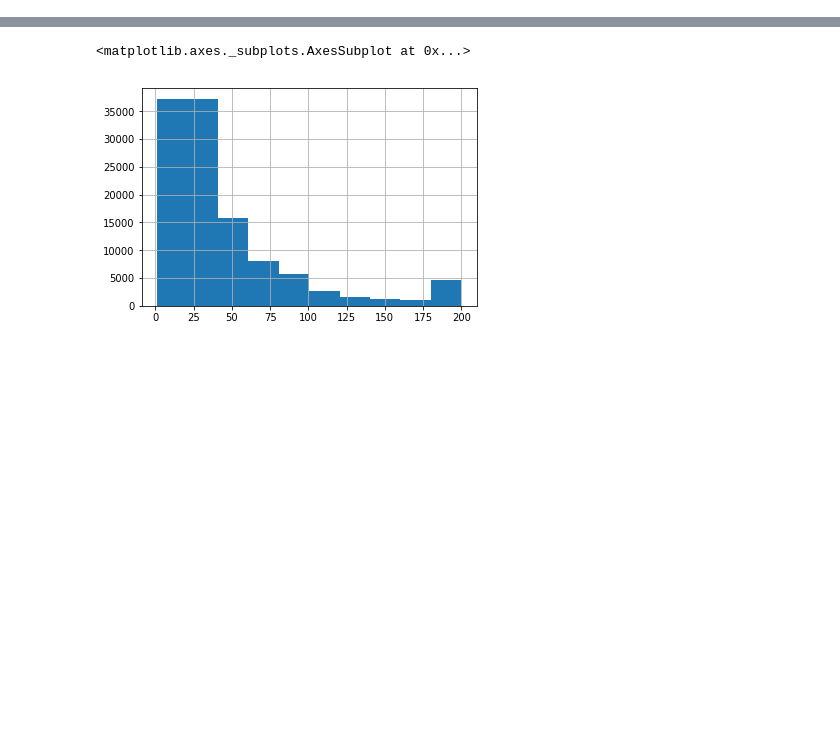
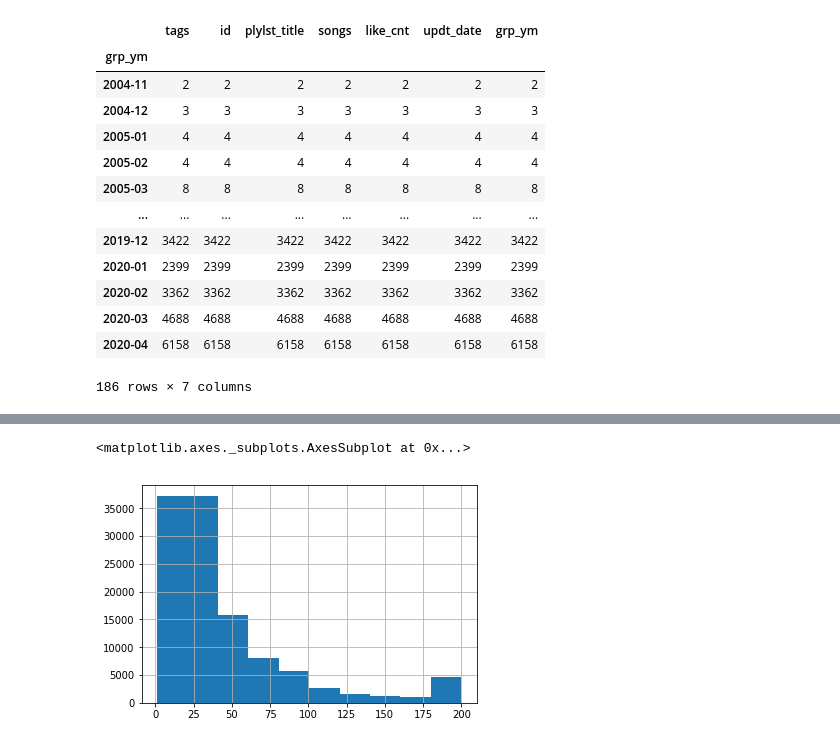
Before and after one commit to rrbb014/rrbb-playground, a Jupyter notebook: ml/kakao-arena/melon-playlist/Untitled.ipynb, the cells around one changed output, grey strips where cells are left out. Saved outputs shown, nothing was run; the diff lists cells and outputs as text; code cells hidden in the pictures; blank space fills up the shorter version.

```diff
--- a/ml/kakao-arena/melon-playlist/Untitled.ipynb
+++ b/ml/kakao-arena/melon-playlist/Untitled.ipynb
@@ -19,3 +29,20 @@ group_obj = X_train.groupby(X_train['grp_ym'])
+# %%
+group_obj['grp_ym'].count()
+# %% [output]
+|  | tags | id | plylst_title | songs | like_cnt | updt_date | grp_ym |
+| grp_ym |  |  |  |  |  |  |  |
+| 2004-11 | 2 | 2 | 2 | 2 | 2 | 2 | 2 |
+| 2004-12 | 3 | 3 | 3 | 3 | 3 | 3 | 3 |
+| 2005-01 | 4 | 4 | 4 | 4 | 4 | 4 | 4 |
+| 2005-02 | 4 | 4 | 4 | 4 | 4 | 4 | 4 |
+| 2005-03 | 8 | 8 | 8 | 8 | 8 | 8 | 8 |
+| ... | ... | ... | ... | ... | ... | ... | ... |
+| 2019-12 | 3422 | 3422 | 3422 | 3422 | 3422 | 3422 | 3422 |
+| 2020-01 | 2399 | 2399 | 2399 | 2399 | 2399 | 2399 | 2399 |
+| 2020-02 | 3362 | 3362 | 3362 | 3362 | 3362 | 3362 | 3362 |
+| 2020-03 | 4688 | 4688 | 4688 | 4688 | 4688 | 4688 | 4688 |
+| 2020-04 | 6158 | 6158 | 6158 | 6158 | 6158 | 6158 | 6158 |
+186 rows × 7 columns
 # %%
 group_obj.count().plot()
 # %% [output]
```
Also changed, not shown: parts of 6 cells of this notebook, 4 other files.
